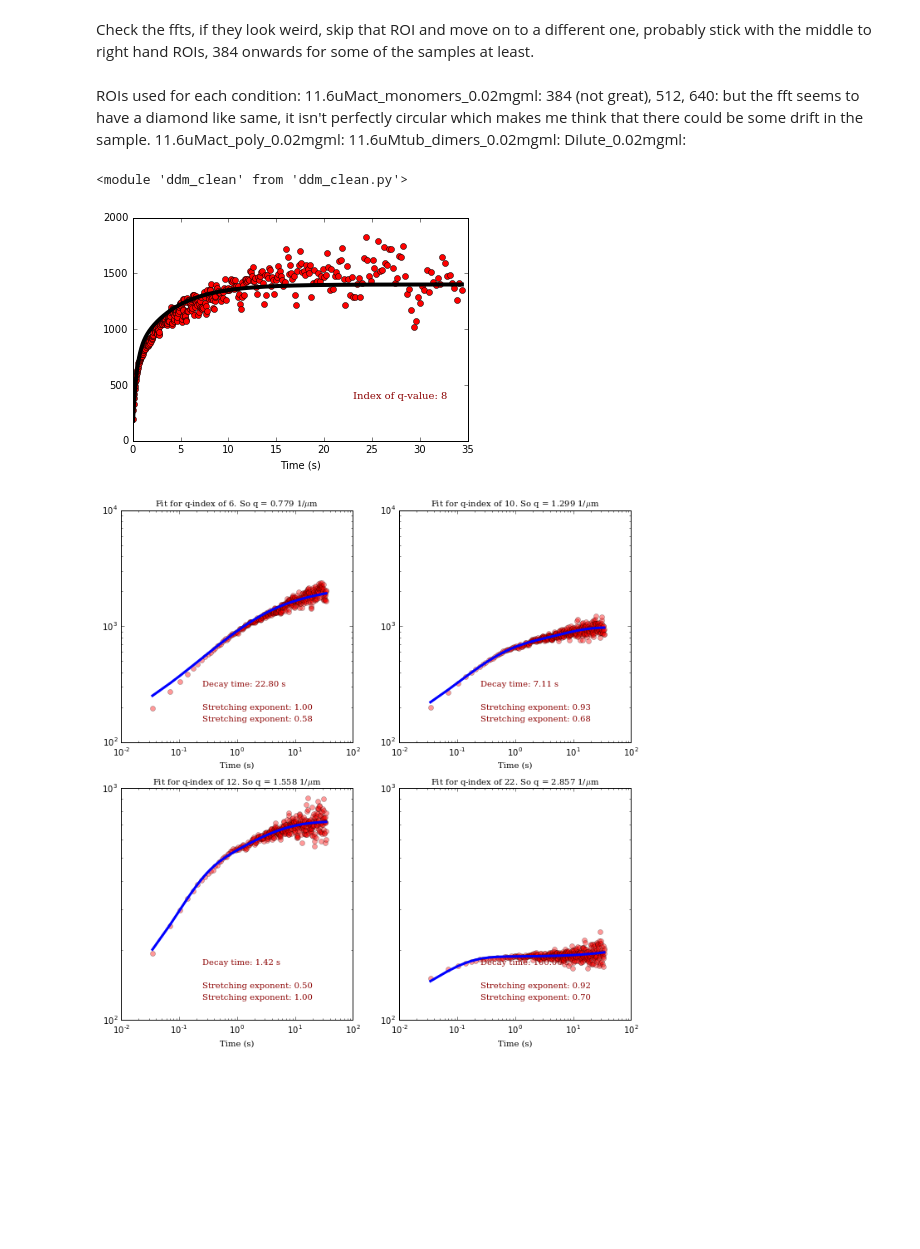
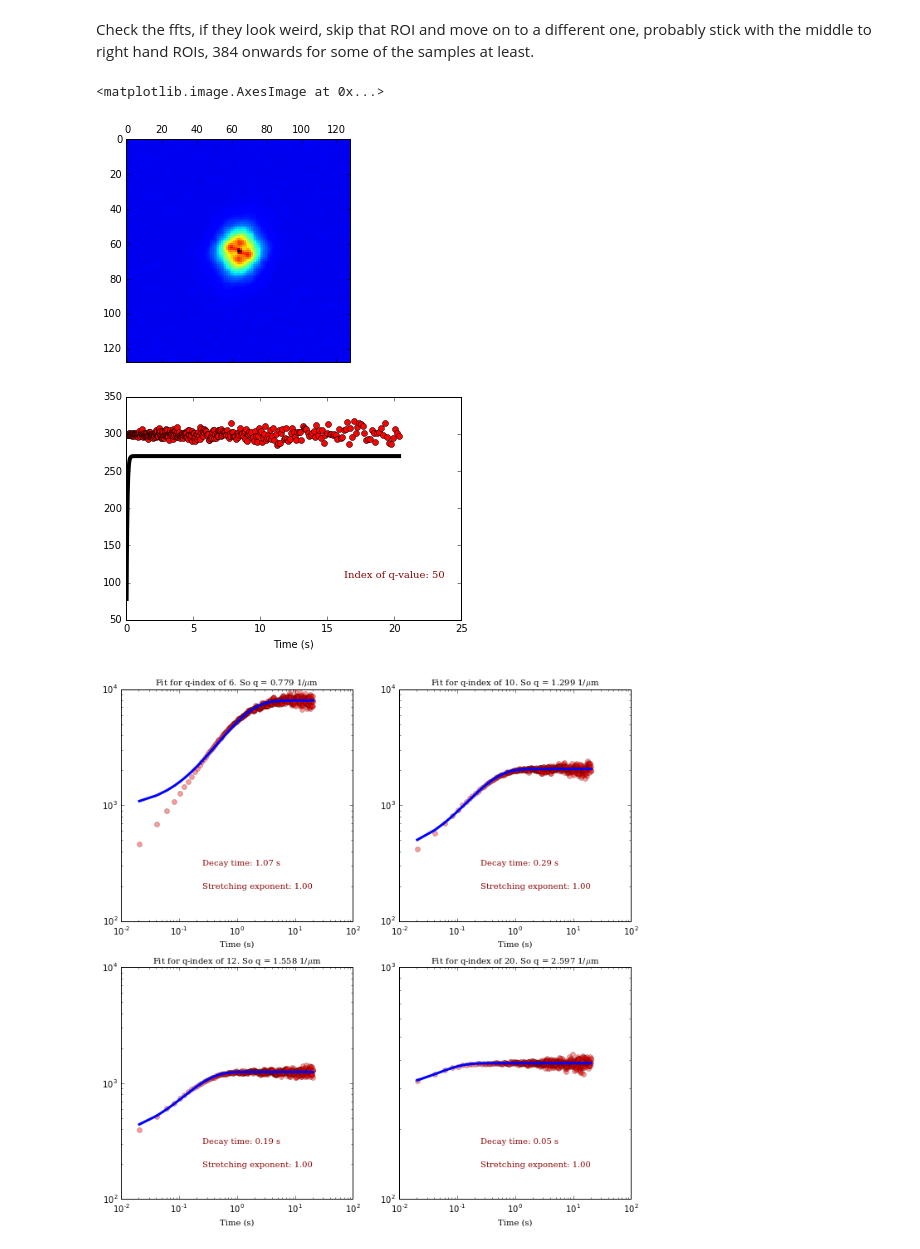
Before and after one commit to rmcgorty/Differential-Dynamic-Microscopy---Python, a Jupyter notebook: DDM analysis for DNA samples.ipynb, the cells around one changed output. Drawn from its saved outputs; the diff is of its cells as text; code cells hidden in the pictures; blank space fills up the shorter version.

```diff
--- a/DDM analysis for DNA samples.ipynb
+++ b/DDM analysis for DNA samples.ipynb
@@ -33,5 +35,7 @@ import mpld3
+# %%
+Sample = ['0.02mgmlDNA_Buffer_17.5fps_55exp', '0.02mgmlDNA_Buffer_49fps_20exp']
 # %%
 newt = lambda t,s: (1./s)*gamma(1./s)*t
-framerate = 18
+framerate = 49.0
 px = 0.189
 imDimension = 128
@@ -41,6 +42,5 @@ AvgROIs = {}
 # %%
 # different ROIs and the video number, change samNumber based upon the number of videos taken for the condition
-con = ['0', '128', '256', '384', '512', '640', '768', '896']
-samNumber = ['1','2','3','4','5']#,'6','7','8']
-Sample = ['11.6uMact_monomers_0.02mgml','11.6uMact_poly_0.02mgml','11.6uMtubs_dimers_0.02mgml', "Dilute_0.02mgml"]
+ROI = ['0', '128', '256', '384', '512', '640', '768', '896']
+samNumber = ['1','2','3','4','5','6','7','8']
 num = 0
@@ -51,21 +48,19 @@ ravROI = np.zeros((len(samNumber), 400, 63))
 Check the ffts, if they look weird, skip that ROI and move on to a different one, probably stick with the middle to right hand ROIs, 384 onwards for some of the samples at least.
 # %%
 # Change the directory or data file and change the condition number so the average ROI list can be iterated over
-ss = 4 #changes the video
-c = 6 #changes the ROI
-data_dir = "Z:\\Devynn_Summer2018\\Data\\0.02mgmlDNA\\"+Sample[num]+"_29fps_34exp_"+samNumber[ss]+"\\"
-data_file = Sample[num]+"_29fps_34exp_"+samNumber[ss]+"_MMStack_Pos0.ome_"+con[c]+"_BH_128x128_FFTDIFFS_dts_ravs.p"
+ss = 1 #changes the video
+c = 1 #changes the ROI
+data_dir = "Z:\\Devynn_Summer2018\\Data\\2018-06-01_DNA\\AllVideos\\"
+
+data_file = Sample[1]+"_8000frames_"+samNumber[ss]+"_MMStack_Pos0.ome_"+ROI[c]+"_BH_128x128_FFTDIFFS_dts_ravs.p"
 dat = pickle.load(open(data_dir + data_file,'r'))
 ravs = dat['ravs']
 dts  = dat['dts']
 ffts = dat['ffts']
 
 #plt.matshow(ffts[5])
-#plt.matshow(ffts[10])
+plt.matshow(ffts[10])
 #plt.matshow(ffts[25])
+# %% [output]
+<matplotlib.image.AxesImage at 0x...>
+[figure, added]
-# %% [markdown]
-ROIs used for each condition:
-11.6uMact_monomers_0.02mgml: 384 (not great), 512, 640: but the fft seems to have a diamond like same, it isn't perfectly circular which makes me think that there could be some drift in the sample.
-11.6uMact_poly_0.02mgml:
-11.6uMtub_dimers_0.02mgml:
-Dilute_0.02mgml:
@@ -78,4 +66,0 @@ ravavg = np.average(ravROI, axis=0)
-# %%
-reload(ddm)
-# %% [output]
-<module 'ddm_clean' from 'ddm_clean.py'>
@@ -82,22 +69,22 @@ reload(ddm)
 # %%
 %matplotlib inline
 mpld3.enable_notebook()
 
 q = np.arange(0,imDimension/2)*2*np.pi*(1./(imDimension*px*2))
 times = dts/framerate
-q_index = 8
-
+q_index = 50
+backg = 1
 #We try to use the function `returnReasonableParams` to find reasonable initial guesses for the fitting function
 
-pars,minp,maxp,lmin,lmax,fix = ddm.returnReasonableParams(d=ravs[:,q_index],bg=120, double=True, fps=framerate)
+pars,minp,maxp,lmin,lmax,fix = ddm.returnReasonableParams(d=ravs[:,q_index],bg=backg, double=False, fps=framerate)
 plt.plot(times, ravs[:,q_index],'ro') #plot the data
 plt.plot(times, ddm.dTheory(times,*pars), '-k', lw=4) #see how well the initial guess performs
 ax = plt.gca()
 plt.text(0.8, 0.2, 'Index of q-value: %i' % q_index, horizontalalignment='center', verticalalignment='center',
            transform=ax.transAxes, fontdict=font_plt)
 plt.xlabel('Time (s)');
 # %% [output]
-[figure, old version]
+[figure, new version]
 # %%
 def two_rounds_fitting(data, times):
     '''
@@ -106,20 +93,20 @@ def two_rounds_fitting(data, times):
         https://docs.scipy.org/doc/scipy/reference/generated/scipy.optimize.leastsq.html
     Then, it uses the Levenberg-Marquardt method with the mpfit module.
     '''
-    pars,minp,maxp,lmin,lmax,fix = ddm.returnReasonableParams(d=data, bg=100, double=True, fps=1./times[0])
+    pars,minp,maxp,lmin,lmax,fix = ddm.returnReasonableParams(d=data, bg=backg, double=False, fps=framerate)
     #Paramters:
     # Amplitude-0, TimeConst-1, Background-2, Alpha (strtching exp), (... same for second exp..))
 
     minp[3]=0.5
     maxp[3]=1.0
     maxp[2]=1e14
-    pars[3]=1.00
+    pars[3]=1.0
     maxp[1] = 100
-    maxp[5] = 100
-    fix[2]=True
-    fix[3]=False
-    minp[6] = 0.5
-    maxp[6]=1.0
+    #maxp[5] = 100
+    fix[2]=False
+    fix[3]=True
+    #minp[6] = 0.5
+    #maxp[6]=1.0
 
     #The ddm.newFitLeastsq function does not check whether the parameters are within the
     #  minimum and maximum bounds. It uses SciPy's optimize.leastsq.
@@ -152,7 +139,7 @@ def two_rounds_fitting(data, times):
 plt.figure(figsize=(11,11)) #Create figure of size 15x15 (inches)
 
 #Loop over four different q-values to do the fit
-for i,q_index in enumerate([6,10,12,22]):
+for i,q_index in enumerate([6,10,12,20]):
     fitparamsB, theoryB, chi2B = two_rounds_fitting(ravs[:,q_index], times)
     ax = plt.subplot(2,2,i+1) #creating 4 subplots in a 2x2 grid
     ax.loglog(times,ravs[:,q_index],'ro',alpha=0.4)
@@ -163,13 +150,13 @@ for i,q_index in enumerate([6,10,12,22]):
     ax.text(0.35,0.15,'Stretching exponent: %.2f' % fitparamsB[3],
             fontdict=font_plt,horizontalalignment='left',
             verticalalignment='center', transform=ax.transAxes)
-    ax.text(0.35,0.10,'Stretching exponent: %.2f' % fitparamsB[6],
-            fontdict=font_plt,horizontalalignment='left',
-            verticalalignment='center', transform=ax.transAxes)
+    #ax.text(0.35,0.10,'Stretching exponent: %.2f' % fitparamsB[6],
+            #fontdict=font_plt,horizontalalignment='left',
+            #verticalalignment='center', transform=ax.transAxes)
     ax.set_xlabel("Time (s)", fontdict=font_plt_ax)
     ax.set_title("Fit for q-index of %i. So q = %.3f 1/$\mu$m" % (q_index, q[q_index]), fontdict=font_plt_ax)
 # %% [output]
-[figure, old version]
+[figure, new version]
 # %%
 #Now, we'll do that fit for *all* q-values
 
```
Also changed, not shown: parts of 14 cells of this notebook.
